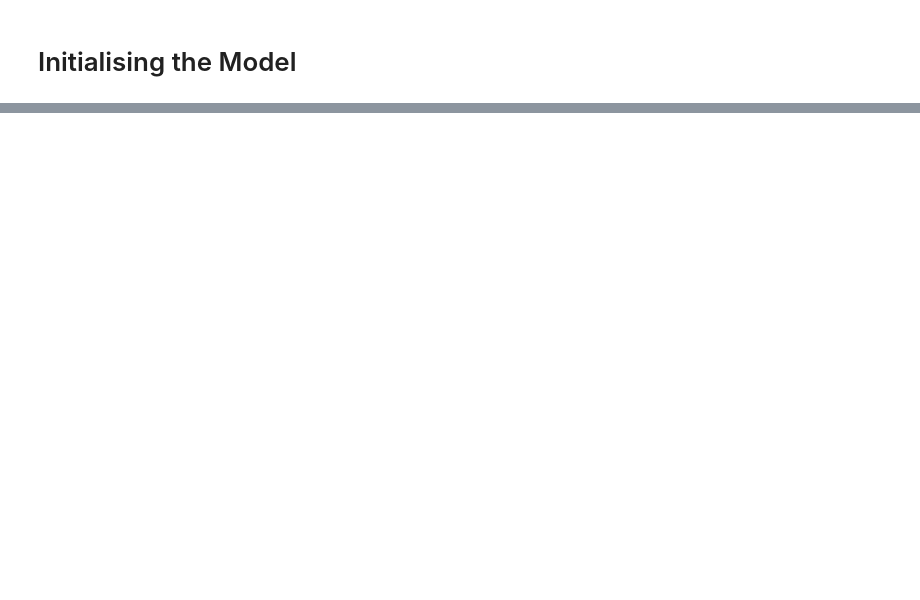
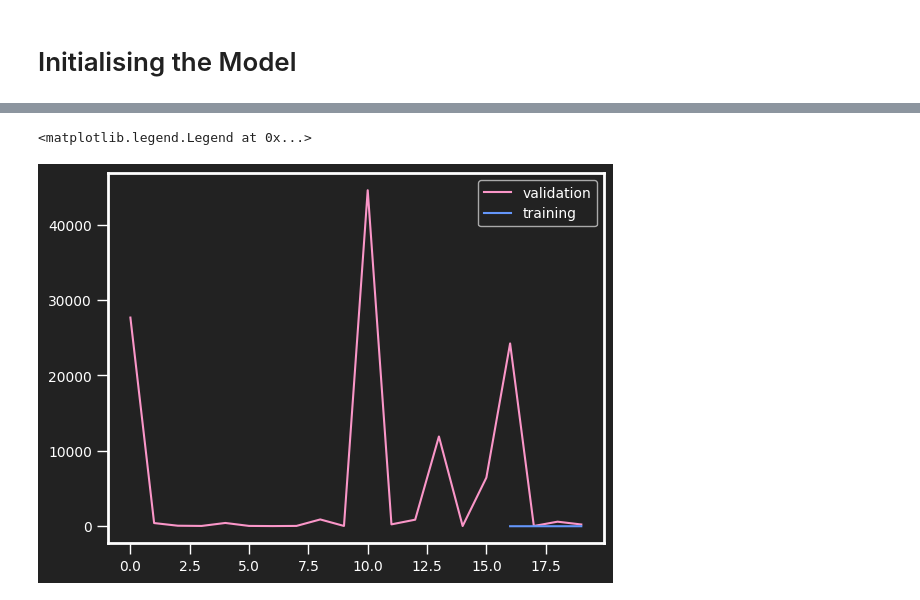
Before and after one commit to BoppleOpple/MonocularDepthPredictor, a Jupyter notebook: depthPredictor.ipynb, the cells around one changed output, grey strips where cells are left out. Drawn from its saved outputs; the diff is of its cells as text; code cells hidden in the pictures; blank space fills up the shorter version.

```diff
--- a/depthPredictor.ipynb
+++ b/depthPredictor.ipynb
@@ -436,0 +478,35 @@ Image Data: 1449 images of size torch.Size([3, 480, 640])
+# %%
+v_losses = [l.cpu() for l in v_losses]
+
+currentTime = time.localtime()
+
+with open(f'output/losses_{currentTime.tm_year}-{currentTime.tm_mon}-{currentTime.tm_mday}_[{currentTime.tm_hour}-{currentTime.tm_min}-{currentTime.tm_sec}].csv', 'w') as f:
+	fileBody = 'loss,val loss\n'
+	for i in range(len(losses)):
+		fileBody += f'{losses[i]},{v_losses[i]}\n'
+	f.write(fileBody)
+
+mpl.rc('axes', facecolor='#222222', edgecolor='white', linewidth='2.0')
+mpl.rc('figure', facecolor='#222222')
+mpl.rc('xtick', color='white')
+mpl.rc('xtick.major', width='1', size='8')
+mpl.rc('ytick', color='white')
+mpl.rc('ytick.major', width='1', size='8')
+mpl.rc('text', color='white')
+
+losses = [0.917885826973172, 0.8867019883223942, 0.8314004261772354, 0.8511190772443623]
+
+v_loss_x = []
+v_loss_y = []
+
+for x, y in enumerate(v_losses):
+	# if y < 1000:
+	v_loss_x.append(x)
+	v_loss_y.append(y)
+
+plt.plot(v_loss_x, v_loss_y, label='validation', color='#fa96c8')
+plt.plot(range(16, 20), losses, label='training', color='#6496fa')
+plt.legend()
+# %% [output]
+<matplotlib.legend.Legend at 0x...>
+[figure, added]
```
Also changed, not shown: parts of 19 cells of this notebook, 14 other files.
